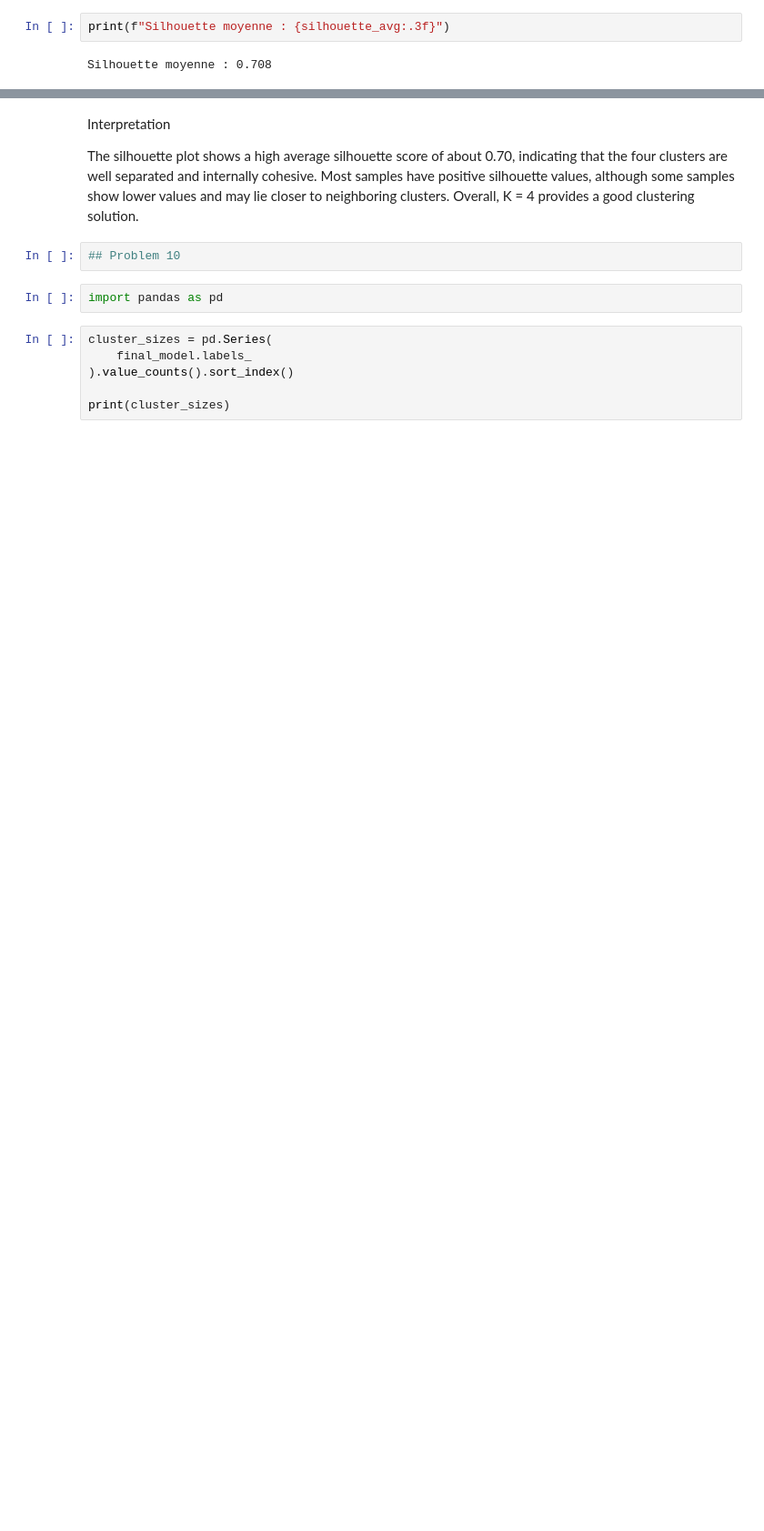
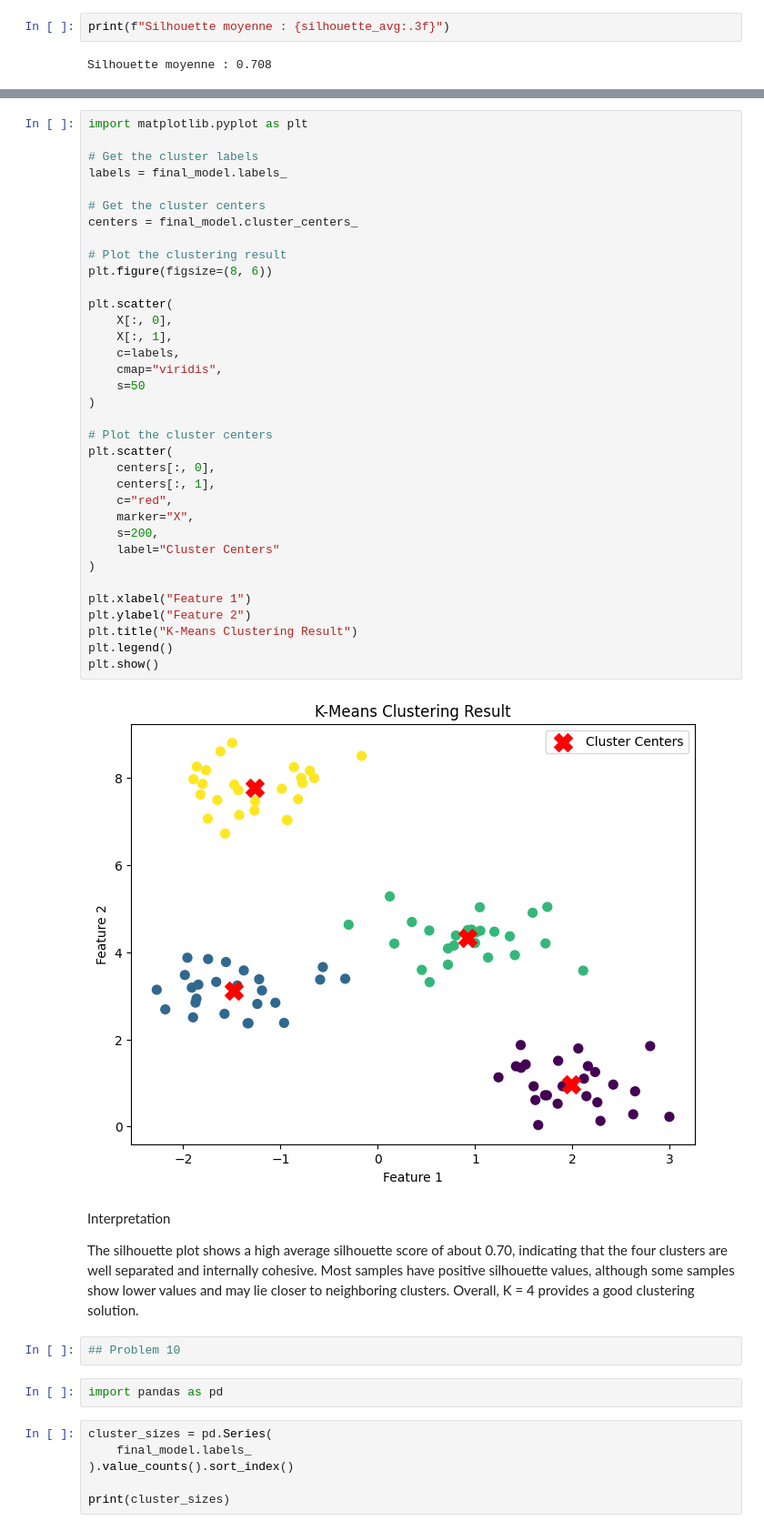
Before and after one commit to Fatou-Kine3/github_task, a Jupyter notebook: Clustering.ipynb, the cells around one changed output, grey strips where cells are left out. Shown at 91% size. Saved outputs shown, nothing was run; the diff lists cells and outputs as text; blank space fills up the shorter version.

```diff
--- a/Clustering.ipynb
+++ b/Clustering.ipynb
@@ -886,3 +890,40 @@ Silhouette moyenne : 0.708
+# %%
+import matplotlib.pyplot as plt
+
+# Get the cluster labels
+labels = final_model.labels_
+
+# Get the cluster centers
+centers = final_model.cluster_centers_
+
+# Plot the clustering result
+plt.figure(figsize=(8, 6))
+
+plt.scatter(
+    X[:, 0],
+    X[:, 1],
+    c=labels,
+    cmap="viridis",
+    s=50
+)
+
+# Plot the cluster centers
+plt.scatter(
+    centers[:, 0],
+    centers[:, 1],
+    c="red",
+    marker="X",
+    s=200,
+    label="Cluster Centers"
+)
+
+plt.xlabel("Feature 1")
+plt.ylabel("Feature 2")
+plt.title("K-Means Clustering Result")
+plt.legend()
+plt.show()
+# %% [output]
+[figure, added]
 # %% [markdown]
 Interpretation
 
```
Also changed, not shown: parts of 16 cells of this notebook.
